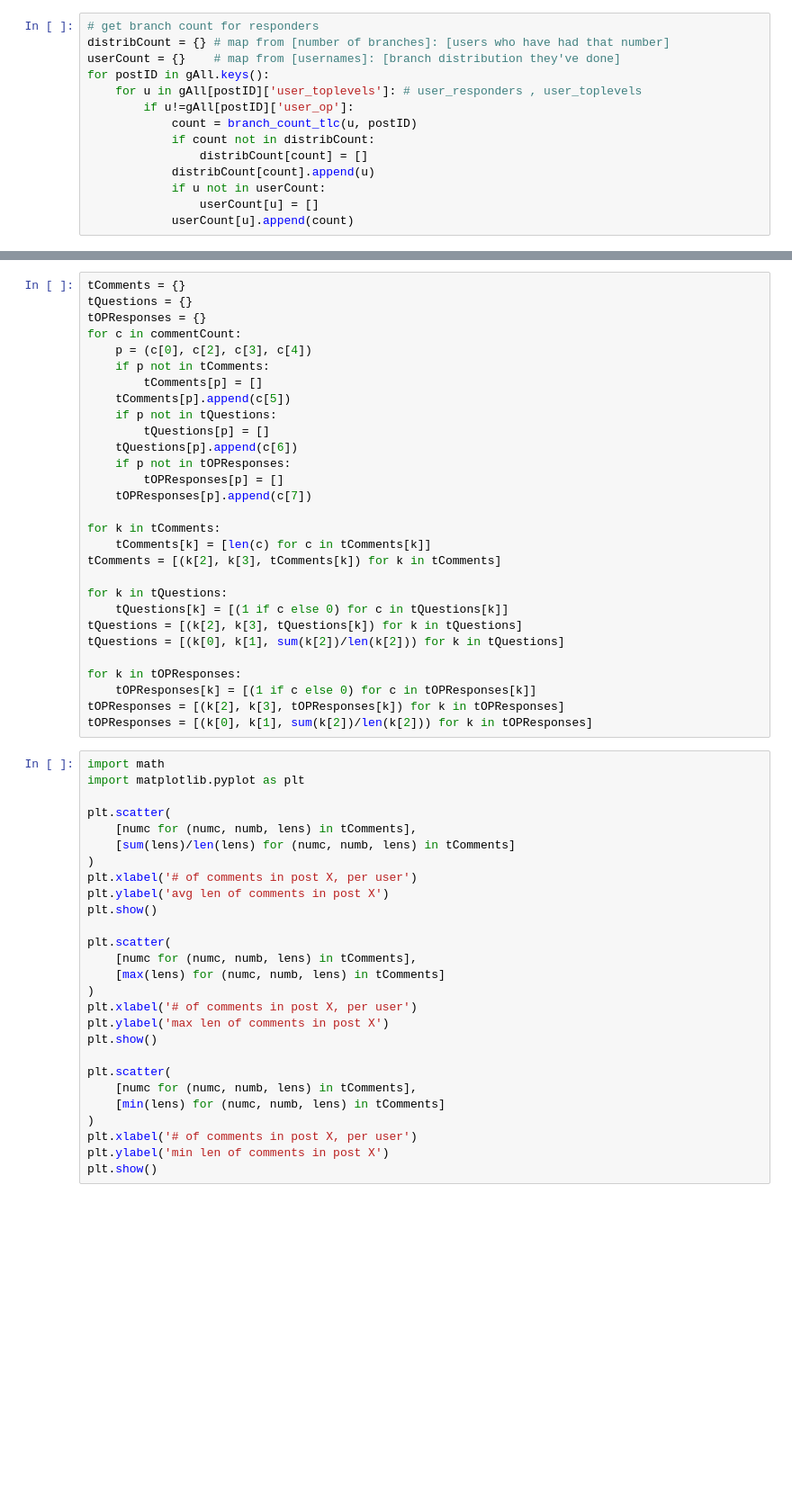
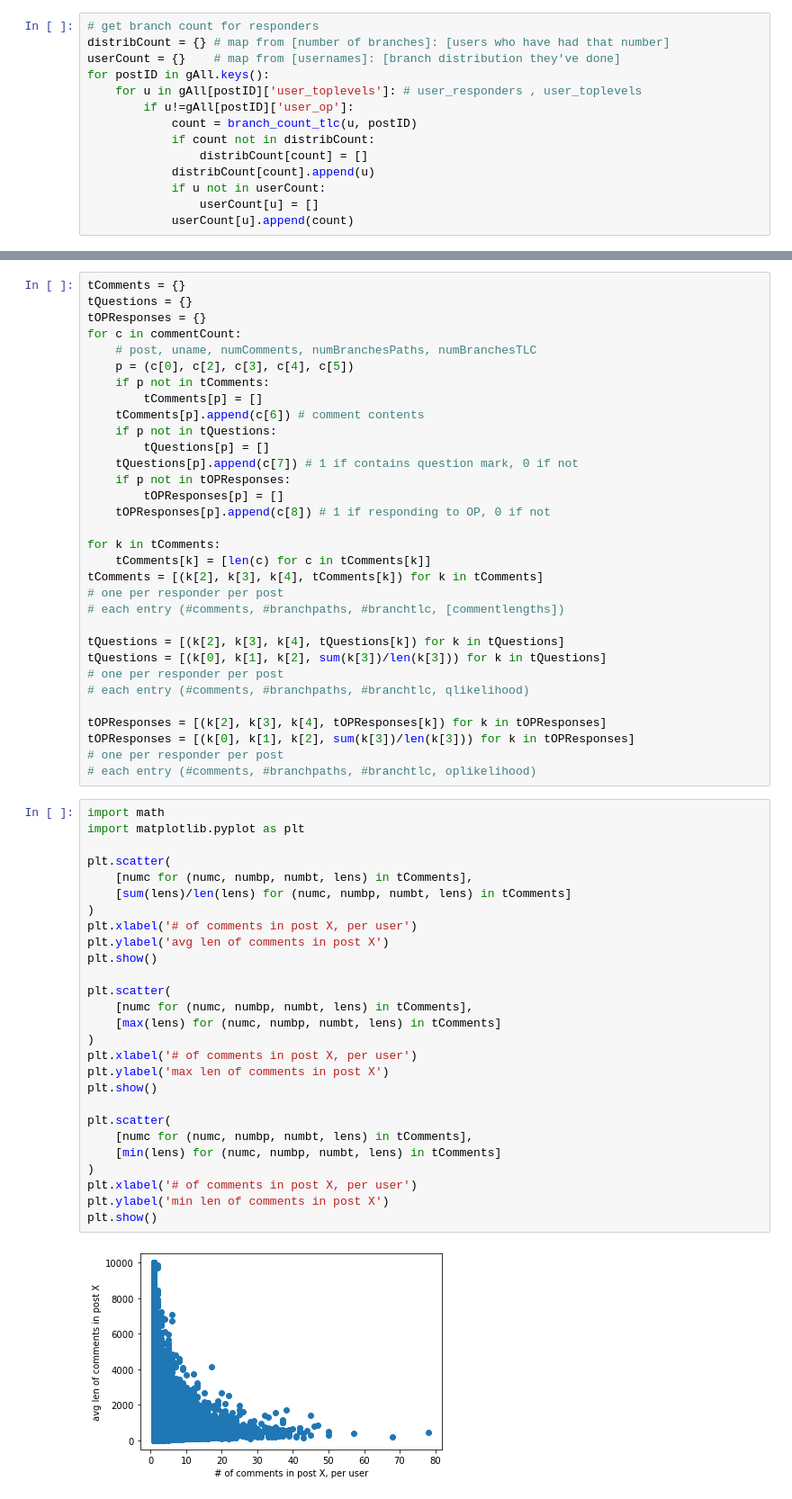
Before and after one commit to cephcyn/cornell_cs6742, a Jupyter notebook: nb_exploratory.ipynb, the cells around one changed output, grey strips where cells are left out. Shown: that part at 90% size. Drawn from its saved outputs; the diff is of its cells as text; blank space fills up the shorter version.

Commit message:
graph a lot of things

```diff
--- a/nb_exploratory.ipynb
+++ b/nb_exploratory.ipynb
@@ -197,54 +230,59 @@ tComments = {}
 tQuestions = {}
 tOPResponses = {}
 for c in commentCount:
-    p = (c[0], c[2], c[3], c[4])
+    # post, uname, numComments, numBranchesPaths, numBranchesTLC
+    p = (c[0], c[2], c[3], c[4], c[5])
     if p not in tComments:
         tComments[p] = []
-    tComments[p].append(c[5])
+    tComments[p].append(c[6]) # comment contents
     if p not in tQuestions:
         tQuestions[p] = []
-    tQuestions[p].append(c[6])
+    tQuestions[p].append(c[7]) # 1 if contains question mark, 0 if not
     if p not in tOPResponses:
         tOPResponses[p] = []
-    tOPResponses[p].append(c[7])
+    tOPResponses[p].append(c[8]) # 1 if responding to OP, 0 if not
 
 for k in tComments:
     tComments[k] = [len(c) for c in tComments[k]]
-tComments = [(k[2], k[3], tComments[k]) for k in tComments]
+tComments = [(k[2], k[3], k[4], tComments[k]) for k in tComments]
+# one per responder per post
+# each entry (#comments, #branchpaths, #branchtlc, [commentlengths])
 
-for k in tQuestions:
-    tQuestions[k] = [(1 if c else 0) for c in tQuestions[k]]
-tQuestions = [(k[2], k[3], tQuestions[k]) for k in tQuestions]
-tQuestions = [(k[0], k[1], sum(k[2])/len(k[2])) for k in tQuestions]
+tQuestions = [(k[2], k[3], k[4], tQuestions[k]) for k in tQuestions]
+tQuestions = [(k[0], k[1], k[2], sum(k[3])/len(k[3])) for k in tQuestions]
+# one per responder per post
+# each entry (#comments, #branchpaths, #branchtlc, qlikelihood)
 
-for k in tOPResponses:
-    tOPResponses[k] = [(1 if c else 0) for c in tOPResponses[k]]
-tOPResponses = [(k[2], k[3], tOPResponses[k]) for k in tOPResponses]
-tOPResponses = [(k[0], k[1], sum(k[2])/len(k[2])) for k in tOPResponses]
+tOPResponses = [(k[2], k[3], k[4], tOPResponses[k]) for k in tOPResponses]
+tOPResponses = [(k[0], k[1], k[2], sum(k[3])/len(k[3])) for k in tOPResponses]
+# one per responder per post
+# each entry (#comments, #branchpaths, #branchtlc, oplikelihood)
 # %%
 import math
 import matplotlib.pyplot as plt
 
 plt.scatter(
-    [numc for (numc, numb, lens) in tComments],
-    [sum(lens)/len(lens) for (numc, numb, lens) in tComments]
+    [numc for (numc, numbp, numbt, lens) in tComments],
+    [sum(lens)/len(lens) for (numc, numbp, numbt, lens) in tComments]
 )
 plt.xlabel('# of comments in post X, per user')
 plt.ylabel('avg len of comments in post X')
 plt.show()
 
 plt.scatter(
-    [numc for (numc, numb, lens) in tComments],
-    [max(lens) for (numc, numb, lens) in tComments]
+    [numc for (numc, numbp, numbt, lens) in tComments],
+    [max(lens) for (numc, numbp, numbt, lens) in tComments]
 )
 plt.xlabel('# of comments in post X, per user')
 plt.ylabel('max len of comments in post X')
 plt.show()
 
 plt.scatter(
-    [numc for (numc, numb, lens) in tComments],
-    [min(lens) for (numc, numb, lens) in tComments]
+    [numc for (numc, numbp, numbt, lens) in tComments],
+    [min(lens) for (numc, numbp, numbt, lens) in tComments]
 )
 plt.xlabel('# of comments in post X, per user')
 plt.ylabel('min len of comments in post X')
 plt.show()
+# %% [output]
+[figure, added]
```
Also changed, not shown: parts of 18 cells of this notebook.
